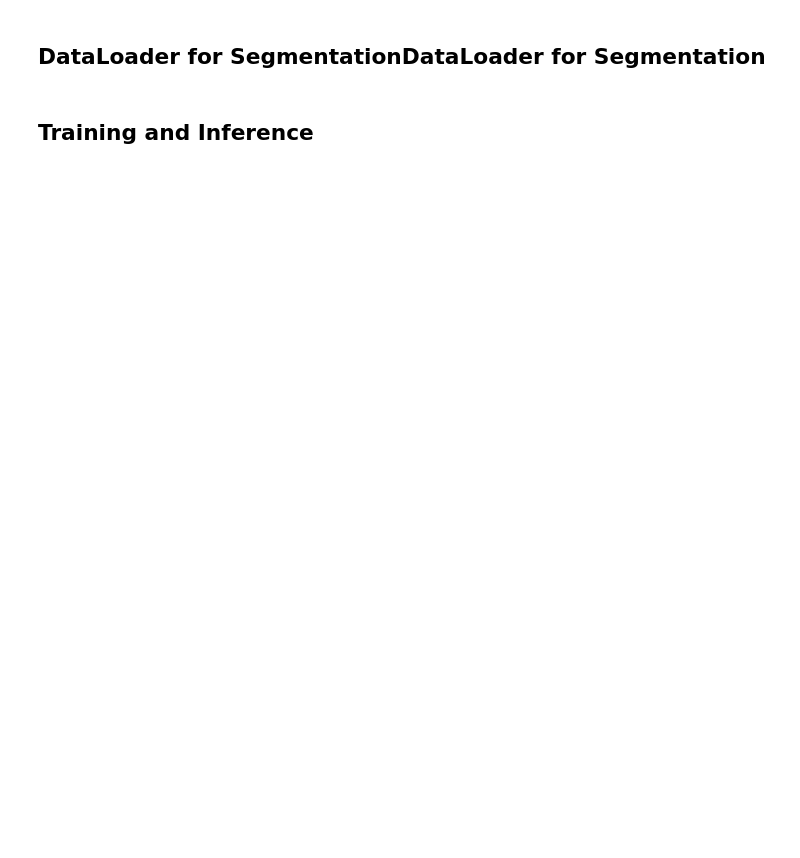
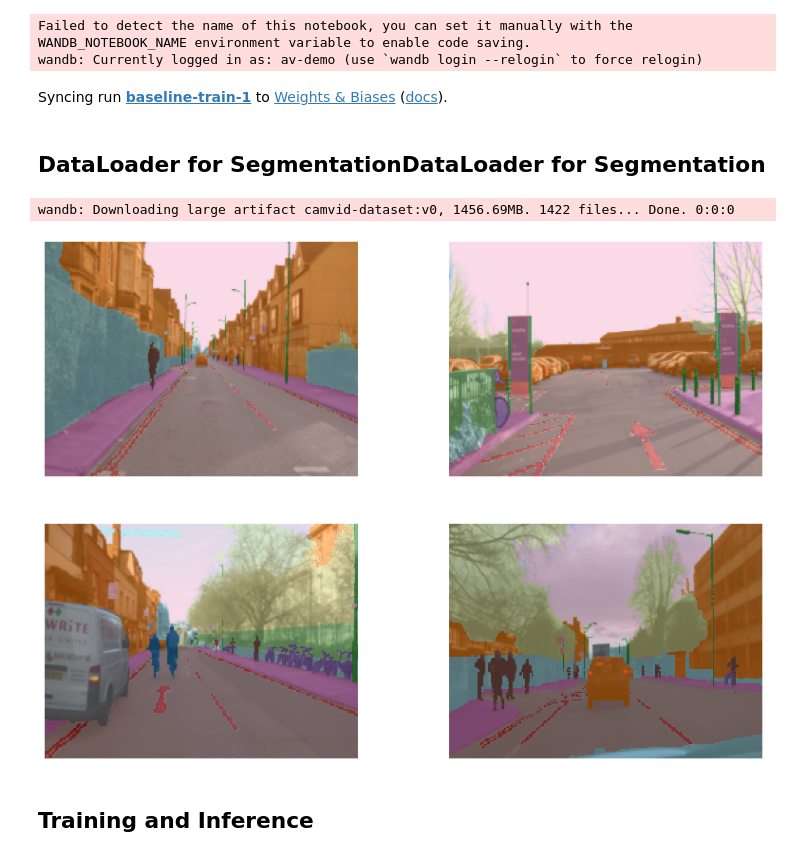
Before and after one commit to soumik12345/Wandb-Status-Report-Template, a Jupyter notebook: 02_semantic_segmentation.ipynb, the cells around one changed output. Cells and saved outputs as stored; diff of their text form; code cells hidden in the pictures; blank space fills up the shorter version.

```diff
--- a/02_semantic_segmentation.ipynb
+++ b/02_semantic_segmentation.ipynb
@@ -18,10 +18,50 @@ PROJECT="CamVid"
 ENTITY="av-demo"
 IMAGE_SHAPE = (720, 960)
 SEED = 123
-RUN_NAME = "baseline-train-4"
+RUN_NAME = "baseline-train-1"
 JOB_TYPE = "baseline-train"
+
+ARTIFACT_ID = "av-demo/CamVid/camvid-dataset:v0"
+
+BATCH_SIZE = 16
+IMAGE_RESIZE_FACTOR = 4
+VALIDATION_SPLIT = 0.2
+HIDDEN_DIM = 256
+BACKBONE = "mobilenetv2_100"
+
+LEARNING_RATE = 1e-3
+TRAIN_EPOCHS = 10
+
+INFERENCE_BATCH_SIZE = 8
+NUM_WARMUP_ITERS = 10
+NUM_INFERENCE_BENCHMARK_ITERS = 50
 # %%
 set_seed(SEED)
+# %%
+run = wandb.init(
+    project=PROJECT,
+    name=RUN_NAME,
+    entity=ENTITY,
+    job_type=JOB_TYPE,
+    config={
+        "artifact_id": ARTIFACT_ID,
+        "image_shape": IMAGE_SHAPE,
+        "batch_size": BATCH_SIZE,
+        "image_resize_factor": IMAGE_RESIZE_FACTOR,
+        "validation_split": VALIDATION_SPLIT,
+        "hidden_dims": HIDDEN_DIM,
+        "backbone": BACKBONE,
+        "learning_rate": LEARNING_RATE,
+        "train_epochs": TRAIN_EPOCHS,
+        "inference_batch_size": INFERENCE_BATCH_SIZE,
+        "num_warmup_iters": NUM_WARMUP_ITERS,
+        "num_inference_banchmark_iters": NUM_INFERENCE_BENCHMARK_ITERS
+    }
+)
+# %% [output]
+Failed to detect the name of this notebook, you can set it manually with the WANDB_NOTEBOOK_NAME environment variable to enable code saving.
+wandb: Currently logged in as: av-demo (use `wandb login --relogin` to force relogin)
+Syncing run baseline-train-1 to Weights & Biases (docs).
 # %% [markdown]
 ## DataLoader for SegmentationDataLoader for Segmentation
 # %%
@@ -77,3 +99,17 @@ data_loader.show_batch(max_n=4, vmin=1, vmax=30, figsize=(14, 10))
+# %%
+data_loader, class_labels = get_dataloader(
+    artifact_id=ARTIFACT_ID,
+    batch_size=BATCH_SIZE,
+    image_shape=IMAGE_SHAPE,
+    resize_factor=IMAGE_RESIZE_FACTOR,
+    validation_split=VALIDATION_SPLIT,
+    seed=SEED
+)
+
+data_loader.show_batch(max_n=4, vmin=1, vmax=30, figsize=(14, 10))
+# %% [output]
+wandb: Downloading large artifact camvid-dataset:v0, 1456.69MB. 1422 files... Done. 0:0:0
+[figure, added]
 # %% [markdown]
 ## Training and Inference
 # %%
```
Also changed, not shown: parts of 7 cells of this notebook.
